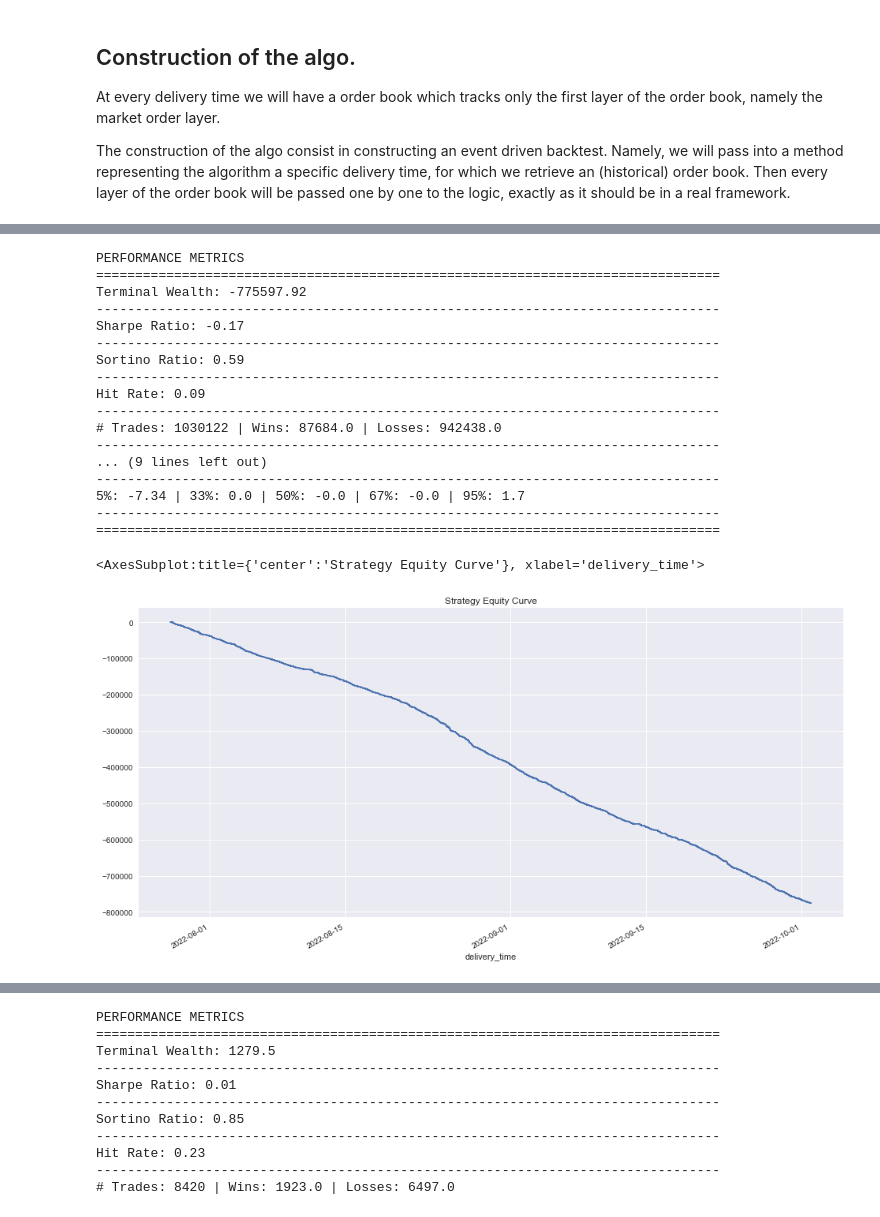
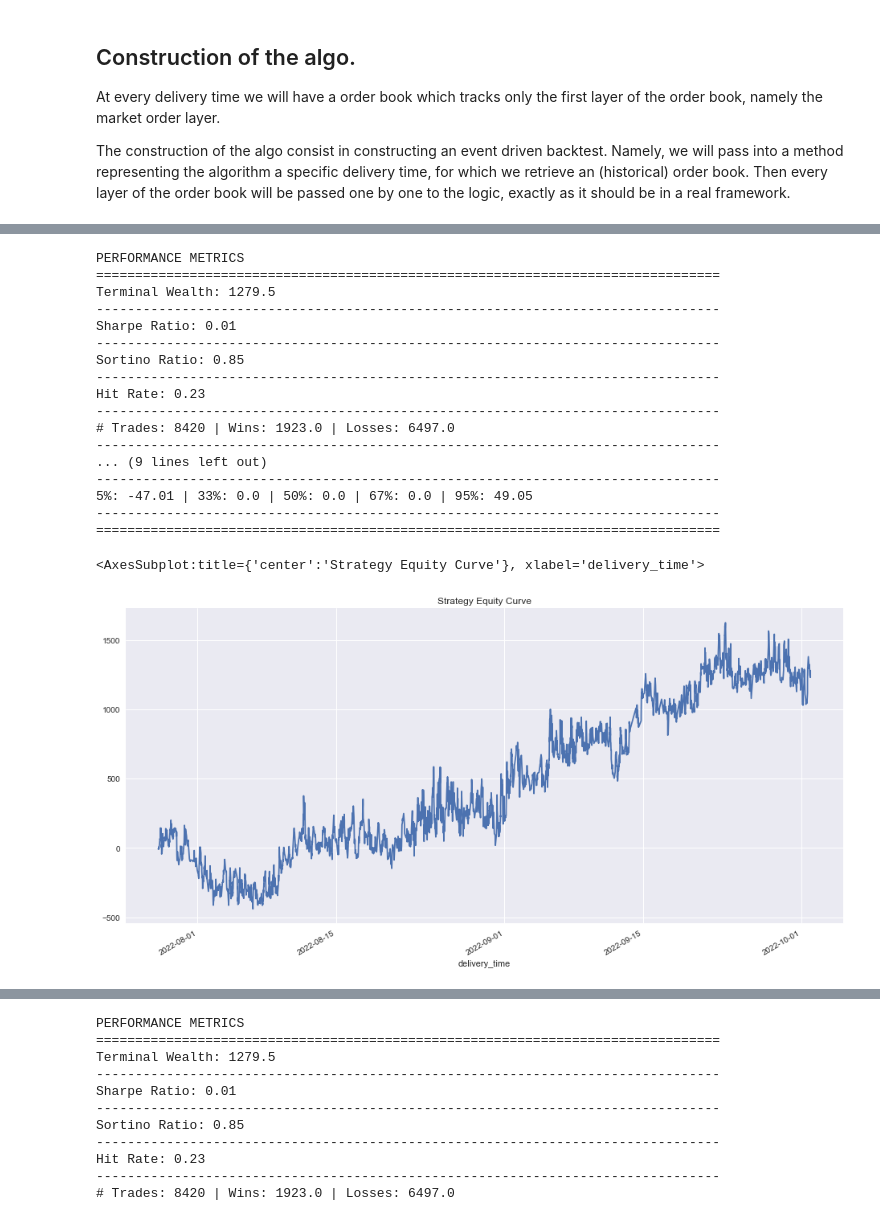
Before and after one commit to babbaluce86/RL-Trading-Agent, a Jupyter notebook: AlgoTradeLOB_nb4.ipynb, the cells around one changed output, grey strips where cells are left out. Cells and saved outputs as stored; diff of their text form; code cells hidden in the pictures.

```diff
--- a/AlgoTradeLOB_nb4.ipynb
+++ b/AlgoTradeLOB_nb4.ipynb
@@ -66,0 +84,9 @@ quotes.loc['2022-07-28 00:00:00+00:00'].order_book.drop(columns = 'delivery_time
+# %%
+spreads = []
+for delivery_time in deliveries:
+    order_book = quotes.loc[delivery_time].order_book.dropna()
+    ask = order_book.ask
+    bid = order_book.bid
+    s = bid_ask_spread(bid, ask)
+
+    spreads.append(s)
@@ -190,10 +233,12 @@ def cross_spread_algo(delivery_time, phi):
 
     return trading_session
 # %%
-delivery_time = rnd_delivery_time = np.random.choice(deliveries)
+deliveries = quotes.index
+for i in range(100):
+    delivery_time = rnd_delivery_time = np.random.choice(deliveries)
 
 
-trial = cross_spread_algo(delivery_time, phi = 0.01)
-sreturns = (trial.traded_price - trial.traded_price.shift(1)) * trial.position.shift(1)
-term = sreturns.sum()
-print('Terminal Wealth: {:.2f}'.format(term))
+    trial = cross_spread_algo(delivery_time, phi = -0.75)
+    sreturns = (trial.traded_price - trial.traded_price.shift(1)) * trial.position.shift(1)
+    term = sreturns.sum()
+    print('Terminal Wealth: {:.2f}'.format(term))
@@ -201,41 +264,41 @@ print('Terminal Wealth: {:.2f}'.format(term))
 # Apply the algo to the whole dataset
 
 deliveries = quotes.index
 
 all_trading_sessions = []
 
 for delivery_time in deliveries:
 
-    trading_session = cross_spread_algo(delivery_time, phi = 0.5)
+    trading_session = cross_spread_algo(delivery_time, phi = -0.75)
     all_trading_sessions.append(trading_session)
 
 sess1 = pd.concat([all_trading_sessions[k] for k in range(len(all_trading_sessions))], axis=0)
 
 sreturns = (sess1.traded_price - sess1.traded_price.shift(1)) * sess1.position.shift(1)
 
 sev = StrategyEvaluator(data = sreturns, rounding = 2)
 sev.print_performance()
 sev.plot_performance()
 # %% [output]
 PERFORMANCE METRICS
 ================================================================================
-Terminal Wealth: -775597.92
+Terminal Wealth: 1279.5
 --------------------------------------------------------------------------------
-Sharpe Ratio: -0.17
+Sharpe Ratio: 0.01
 --------------------------------------------------------------------------------
-Sortino Ratio: 0.59
+Sortino Ratio: 0.85
 --------------------------------------------------------------------------------
-Hit Rate: 0.09
+Hit Rate: 0.23
 --------------------------------------------------------------------------------
-# Trades: 1030122 | Wins: 87684.0 | Losses: 942438.0
+# Trades: 8420 | Wins: 1923.0 | Losses: 6497.0
 --------------------------------------------------------------------------------
 ... (9 lines left out)
 --------------------------------------------------------------------------------
-5%: -7.34 | 33%: 0.0 | 50%: -0.0 | 67%: -0.0 | 95%: 1.7
+5%: -47.01 | 33%: 0.0 | 50%: 0.0 | 67%: 0.0 | 95%: 49.05
 --------------------------------------------------------------------------------
 ================================================================================
 <AxesSubplot:title={'center':'Strategy Equity Curve'}, xlabel='delivery_time'>
-[figure, old version]
+[figure, new version]
 # %%
 sev.plot_distribution()
 # %% [output]
```
Also changed, not shown: parts of 24 cells of this notebook.
